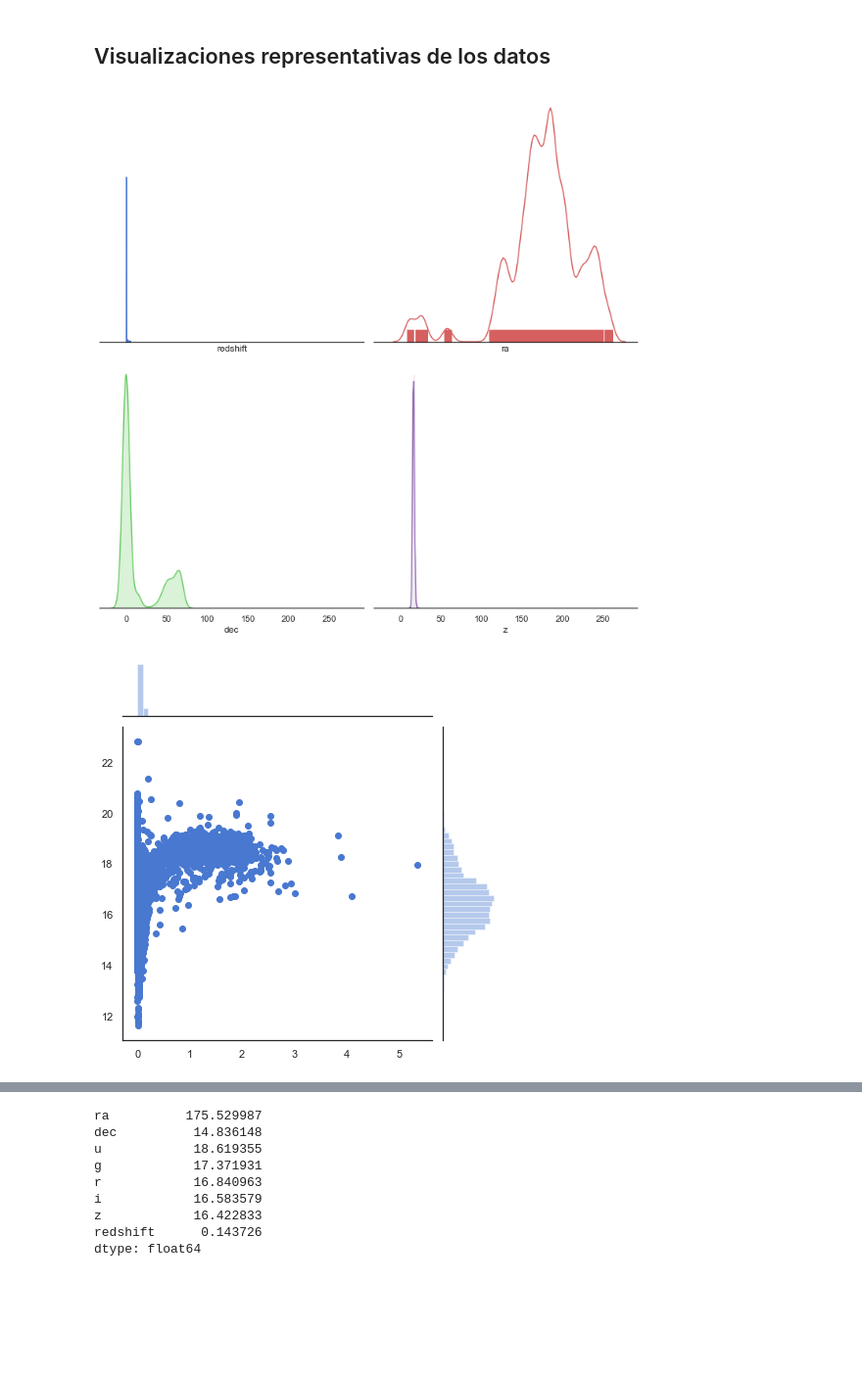
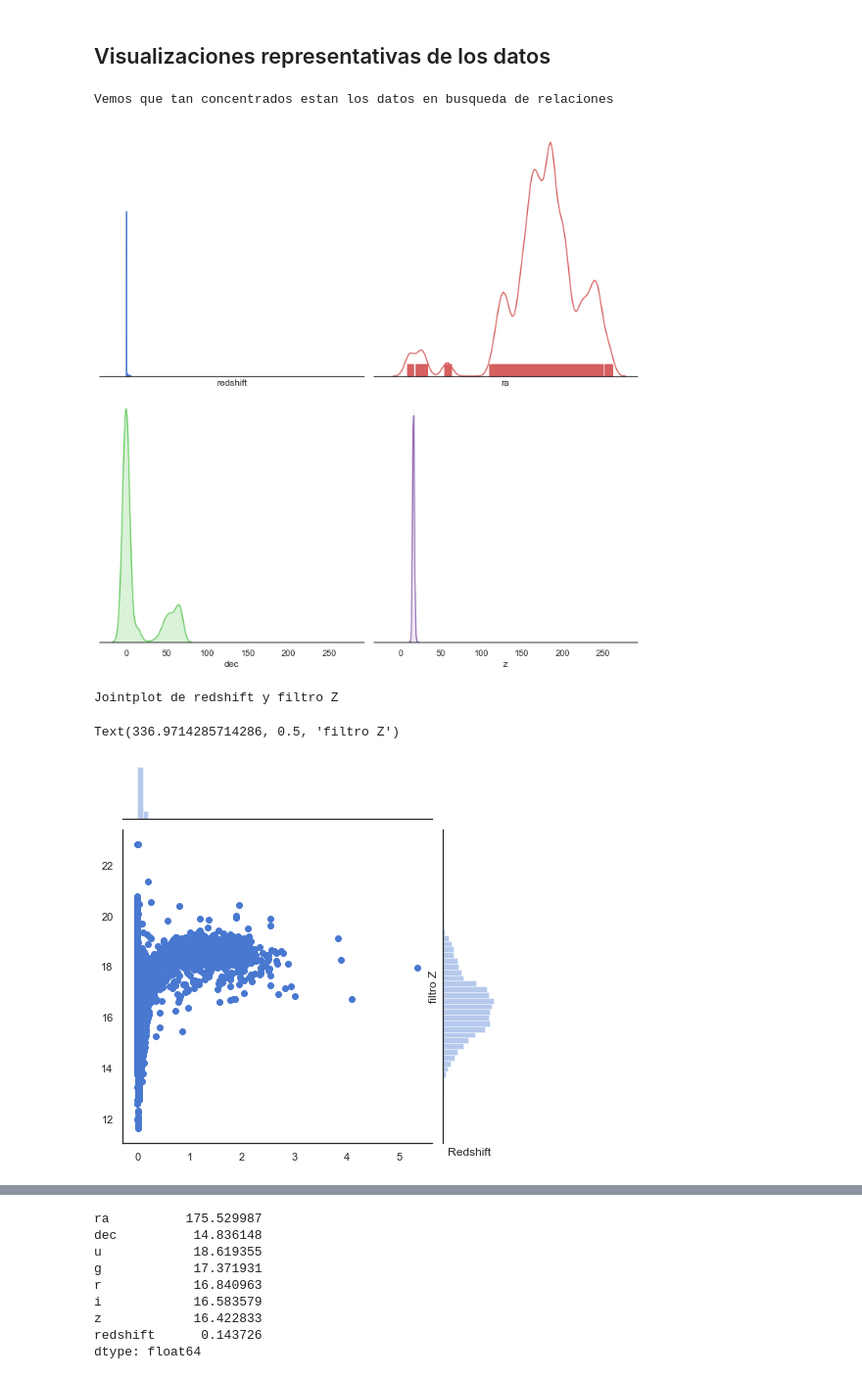
Before and after one commit to HeinzSch/Machine-Learning-Homework, a Jupyter notebook: Homework Astronomic.ipynb, the cells around one changed output, grey strips where cells are left out. Shown at 98% size. Cells and saved outputs as stored; diff of their text form; code cells hidden in the pictures; blank space fills up the shorter version.

```diff
--- a/Homework Astronomic.ipynb
+++ b/Homework Astronomic.ipynb
@@ -121,12 +135,18 @@ sns.distplot(X["z"], color="m", ax=axes[1, 1])
 
 plt.setp(axes, yticks=[])
 plt.tight_layout()
+print("Vemos que tan concentrados estan los datos en busqueda de relaciones")
 # %% [output]
+Vemos que tan concentrados estan los datos en busqueda de relaciones
 [figure]
 # %%
-
+print("Jointplot de redshift y filtro Z")
 sns.jointplot(X["redshift"].values, X["z"].values, data=X);
+plt.xlabel("Redshift")
+plt.ylabel("filtro Z")
 # %% [output]
+Jointplot de redshift y filtro Z
+Text(336.9714285714286, 0.5, 'filtro Z')
-[figure, old version]
+[figure, new version]
 # %%
 sns.jointplot(X["redshift"].values, X["dec"].values, data=X);
```
Also changed, not shown: parts of 42 cells of this notebook, 3 other files.
